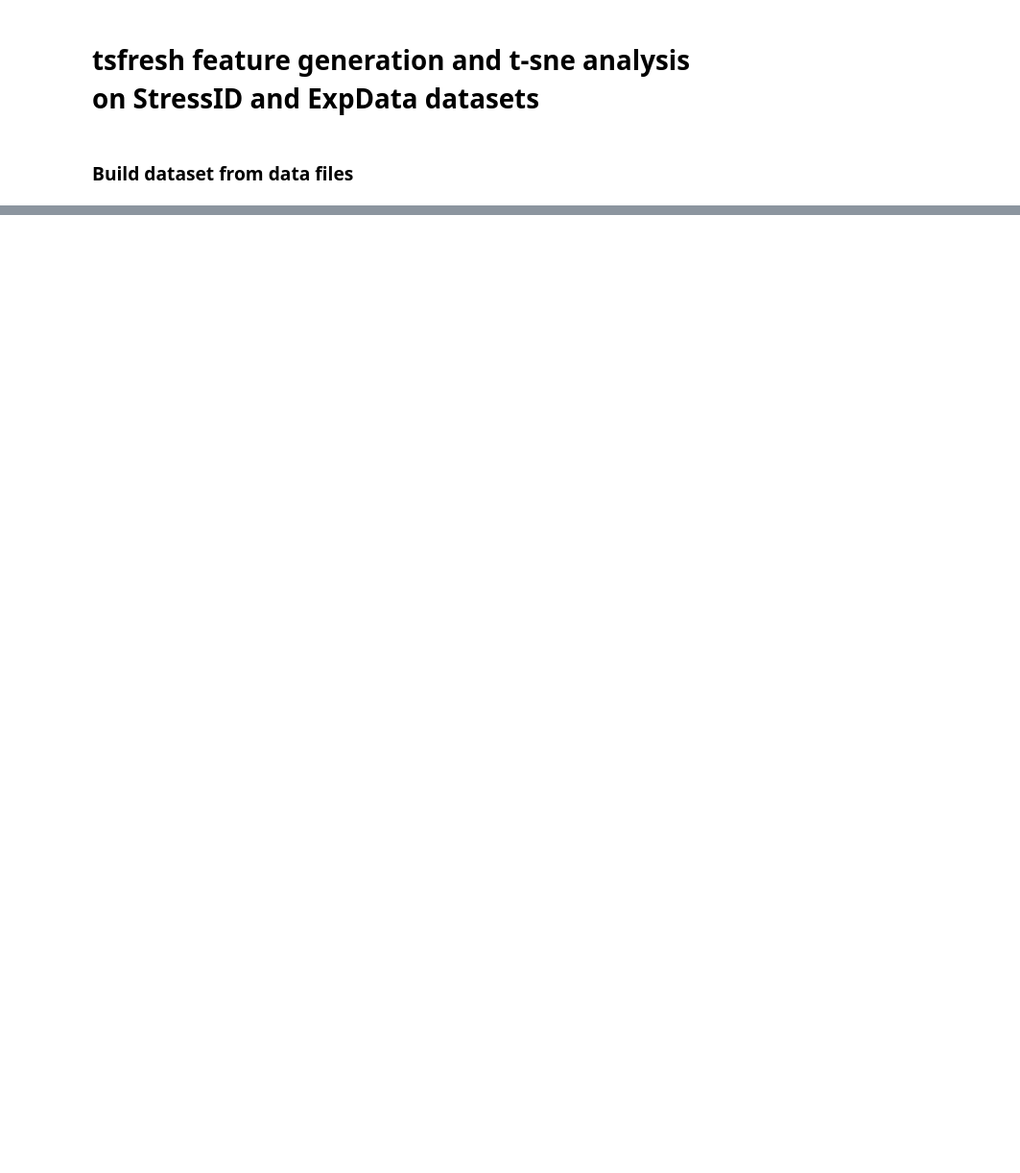
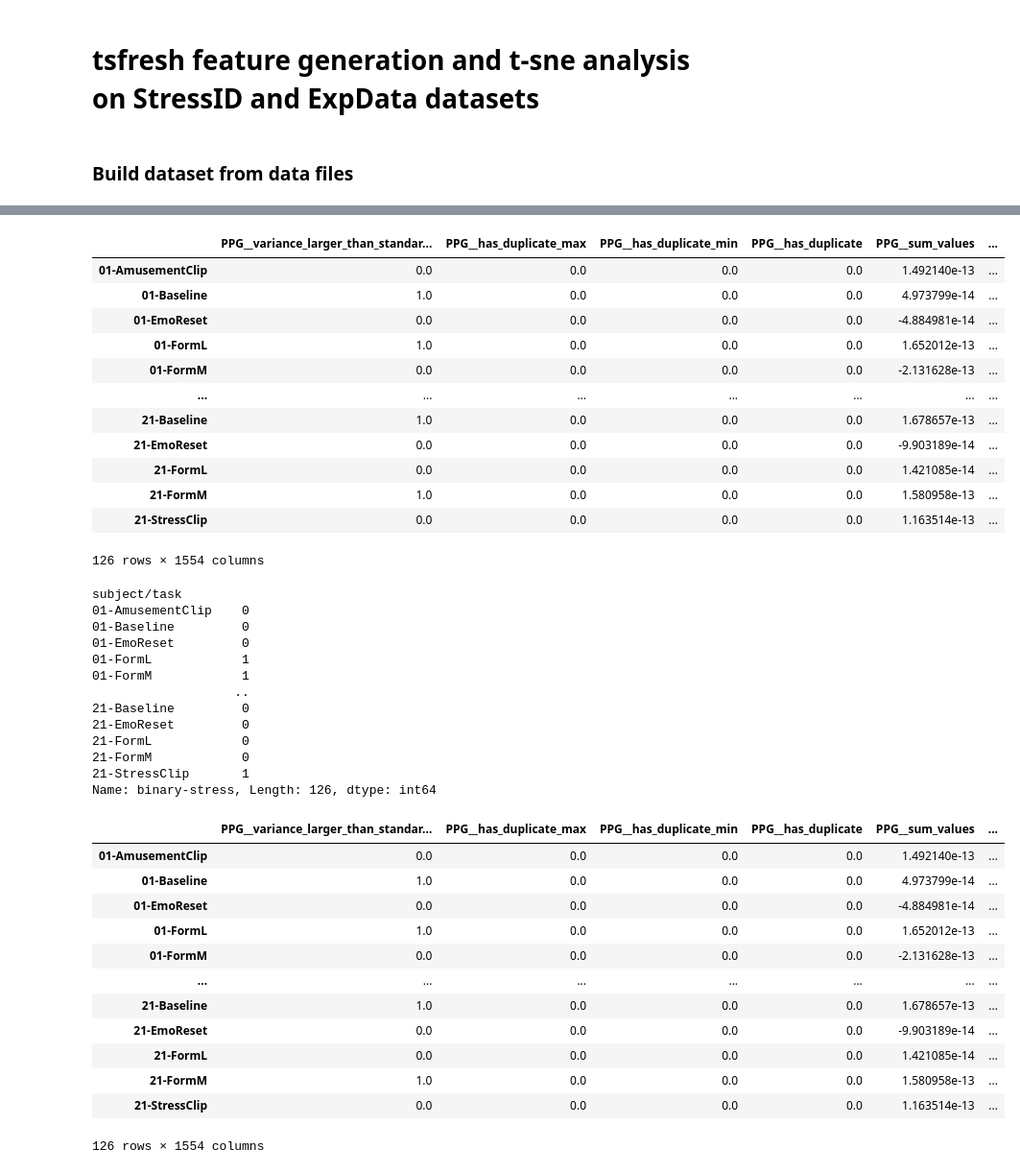
Before and after one commit to sergiodl-ubi/stressID, a Jupyter notebook: Feature Extraction/physiological/tsfresh_features_analysis.expdata.ipynb, the cells around one changed output, grey strips where cells are left out. Shown at 96% size. Cells and saved outputs as stored; diff of their text form; code cells hidden in the pictures; blank space fills up the shorter version.

```diff
--- a/Feature Extraction/physiological/tsfresh_features_analysis.expdata.ipynb
+++ b/Feature Extraction/physiological/tsfresh_features_analysis.expdata.ipynb
@@ -295,9 +316,56 @@ if EXTRACT:
 # %%
 if EXTRACT:
     features.to_csv(EXTRACTED_FEATURES_FILENAME, sep=DATASET_SEPARATOR, compression="gzip")
     display(features)
 if SELECT:
     features = pd.read_csv(EXTRACTED_FEATURES_FILENAME, index_col=0, sep=DATASET_SEPARATOR, compression="gzip")
     display(features)
+
+# Selecting rows that actually have entries in "labels" file
+idx = list(features.merge(tasks["b"], left_index=True, right_index=True).index)
+y = tasks["b"].loc[idx]
+x = features.loc[idx]
+display(y)
+display(x)
+# %% [output]
+|  | PPG__variance_larger_than_standar... | PPG__has_duplicate_max | PPG__has_duplicate_min | PPG__has_duplicate | PPG__sum_values | ... |
+| 01-AmusementClip | 0.0 | 0.0 | 0.0 | 0.0 | 1.492140e-13 | ... |
+| 01-Baseline | 1.0 | 0.0 | 0.0 | 0.0 | 4.973799e-14 | ... |
+| 01-EmoReset | 0.0 | 0.0 | 0.0 | 0.0 | -4.884981e-14 | ... |
+| 01-FormL | 1.0 | 0.0 | 0.0 | 0.0 | 1.652012e-13 | ... |
+| 01-FormM | 0.0 | 0.0 | 0.0 | 0.0 | -2.131628e-13 | ... |
+| ... | ... | ... | ... | ... | ... | ... |
+| 21-Baseline | 1.0 | 0.0 | 0.0 | 0.0 | 1.678657e-13 | ... |
+| 21-EmoReset | 0.0 | 0.0 | 0.0 | 0.0 | -9.903189e-14 | ... |
+| 21-FormL | 0.0 | 0.0 | 0.0 | 0.0 | 1.421085e-14 | ... |
+| 21-FormM | 1.0 | 0.0 | 0.0 | 0.0 | 1.580958e-13 | ... |
+| 21-StressClip | 0.0 | 0.0 | 0.0 | 0.0 | 1.163514e-13 | ... |
+126 rows × 1554 columns
+subject/task
+01-AmusementClip    0
+01-Baseline         0
+01-EmoReset         0
+01-FormL            1
+01-FormM            1
+                   ..
+21-Baseline         0
+21-EmoReset         0
+21-FormL            0
+21-FormM            0
+21-StressClip       1
+Name: binary-stress, Length: 126, dtype: int64
+|  | PPG__variance_larger_than_standar... | PPG__has_duplicate_max | PPG__has_duplicate_min | PPG__has_duplicate | PPG__sum_values | ... |
+| 01-AmusementClip | 0.0 | 0.0 | 0.0 | 0.0 | 1.492140e-13 | ... |
+| 01-Baseline | 1.0 | 0.0 | 0.0 | 0.0 | 4.973799e-14 | ... |
+| 01-EmoReset | 0.0 | 0.0 | 0.0 | 0.0 | -4.884981e-14 | ... |
+| 01-FormL | 1.0 | 0.0 | 0.0 | 0.0 | 1.652012e-13 | ... |
+| 01-FormM | 0.0 | 0.0 | 0.0 | 0.0 | -2.131628e-13 | ... |
+| ... | ... | ... | ... | ... | ... | ... |
+| 21-Baseline | 1.0 | 0.0 | 0.0 | 0.0 | 1.678657e-13 | ... |
+| 21-EmoReset | 0.0 | 0.0 | 0.0 | 0.0 | -9.903189e-14 | ... |
+| 21-FormL | 0.0 | 0.0 | 0.0 | 0.0 | 1.421085e-14 | ... |
+| 21-FormM | 1.0 | 0.0 | 0.0 | 0.0 | 1.580958e-13 | ... |
+| 21-StressClip | 0.0 | 0.0 | 0.0 | 0.0 | 1.163514e-13 | ... |
+126 rows × 1554 columns
 # %%
 if SELECT:
```
Also changed, not shown: parts of 6 cells of this notebook.
